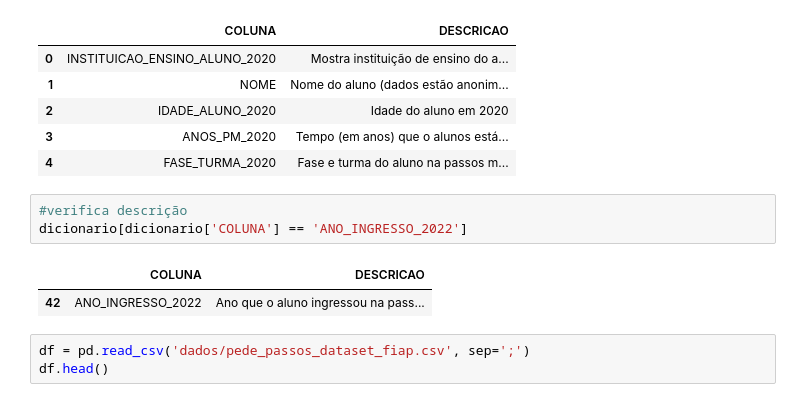
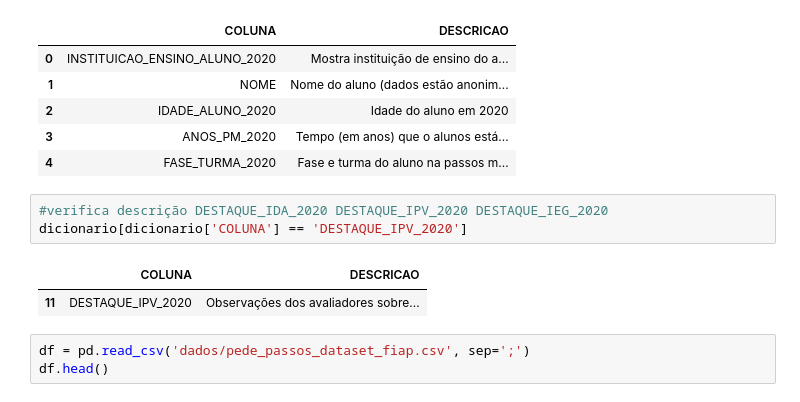
Before and after one commit to jorgeplatero/postech_techchallenge_fase_5, a Jupyter notebook: techchallenge_fase_5.ipynb, the cells around one changed output. Saved outputs shown, nothing was run; the diff lists cells and outputs as text.

```diff
--- a/techchallenge_fase_5.ipynb
+++ b/techchallenge_fase_5.ipynb
@@ -183,11 +183,11 @@ dicionario.head()
 | 3 | ANOS_PM_2020 | Tempo (em anos) que o alunos está... |
 | 4 | FASE_TURMA_2020 | Fase e turma do aluno na passos m... |
 # %%
-#verifica descrição
-dicionario[dicionario['COLUNA'] == 'ANO_INGRESSO_2022']
+#verifica descrição DESTAQUE_IDA_2020 DESTAQUE_IPV_2020 DESTAQUE_IEG_2020
+dicionario[dicionario['COLUNA'] == 'DESTAQUE_IPV_2020']
 # %% [output]
 |  | COLUNA | DESCRICAO |
-| 42 | ANO_INGRESSO_2022 | Ano que o aluno ingressou na pass... |
+| 11 | DESTAQUE_IPV_2020 | Observações dos avaliadores sobre... |
 # %%
 df = pd.read_csv('dados/pede_passos_dataset_fiap.csv', sep=';')
 df.head()
```
Also changed, not shown: parts of 5 cells of this notebook, 1 other file.
